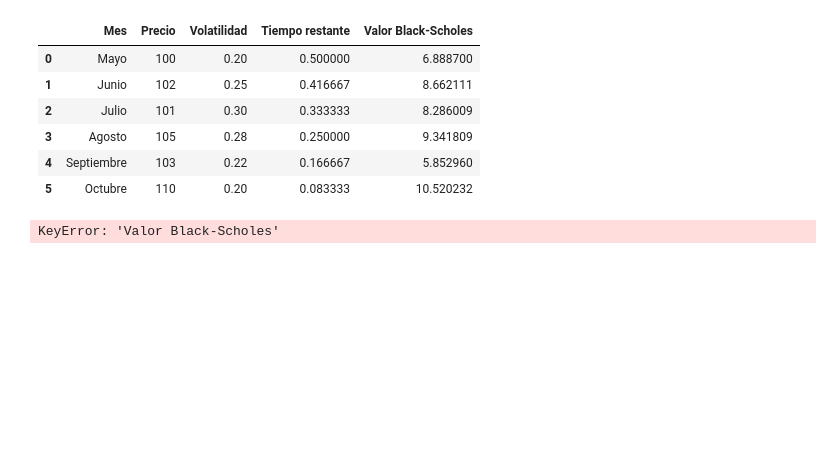
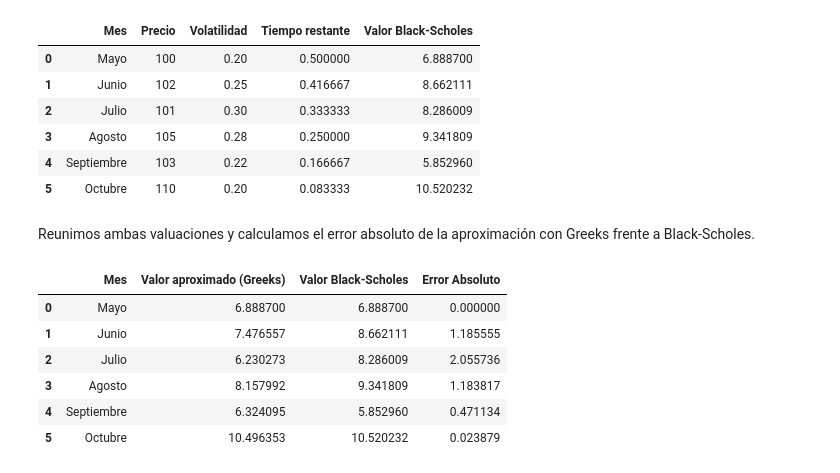
Before and after one commit to aj-hernandezs/Simulacion-_de_Procesos_Financieros, a Jupyter notebook: Tareas/T03_Greeks.ipynb, the cells around one changed output. Saved outputs shown, nothing was run; the diff lists cells and outputs as text; code cells hidden in the pictures; blank space fills up the shorter version.

```diff
--- a/Tareas/T03_Greeks.ipynb
+++ b/Tareas/T03_Greeks.ipynb
@@ -143,19 +148,20 @@ display(tabla_bs)
 | 3 | Agosto | 105 | 0.28 | 0.250000 | 9.341809 |
 | 4 | Septiembre | 103 | 0.22 | 0.166667 | 5.852960 |
 | 5 | Octubre | 110 | 0.20 | 0.083333 | 10.520232 |
-# %%
-datos['Error absoluto'] = np.abs(
-    datos['Valor aproximado (Greeks)'] - datos['Valor Black-Scholes']
-)
-
-comparacion = datos[['Mes', 'Valor aproximado (Greeks)', 'Valor Black-Scholes', 'Error absoluto']].copy()
-comparacion.loc[0, ['Valor aproximado (Greeks)', 'Error absoluto']] = np.nan
-display(comparacion)
-
-mes_error_maximo = comparacion.loc[comparacion['Error absoluto'].idxmax(), 'Mes']
-error_maximo = comparacion['Error absoluto'].max()
-print(f'El error absoluto más grande aparece en {mes_error_maximo}: {error_maximo:.4f}.')
-# %% [output]
-KeyError: 'Valor Black-Scholes'
+# %% [markdown]
+Reunimos ambas valuaciones y calculamos el error absoluto de la aproximación con Greeks frente a Black-Scholes.
+# %%
+datos['Valor Black-Scholes'] = tabla_bs['Valor Black-Scholes']
+comparacion = datos[['Mes', 'Valor aproximado (Greeks)', 'Valor Black-Scholes']].copy()
+comparacion['Error Absoluto'] = np.abs(comparacion['Valor aproximado (Greeks)'] - comparacion['Valor Black-Scholes'])
+display(comparacion)
+# %% [output]
+|  | Mes | Valor aproximado (Greeks) | Valor Black-Scholes | Error Absoluto |
+| 0 | Mayo | 6.888700 | 6.888700 | 0.000000 |
+| 1 | Junio | 7.476557 | 8.662111 | 1.185555 |
+| 2 | Julio | 6.230273 | 8.286009 | 2.055736 |
+| 3 | Agosto | 8.157992 | 9.341809 | 1.183817 |
+| 4 | Septiembre | 6.324095 | 5.852960 | 0.471134 |
+| 5 | Octubre | 10.496353 | 10.520232 | 0.023879 |
 # %% [markdown]
 ### Comparación solicitada
```
Also changed, not shown: parts of 9 cells of this notebook.
